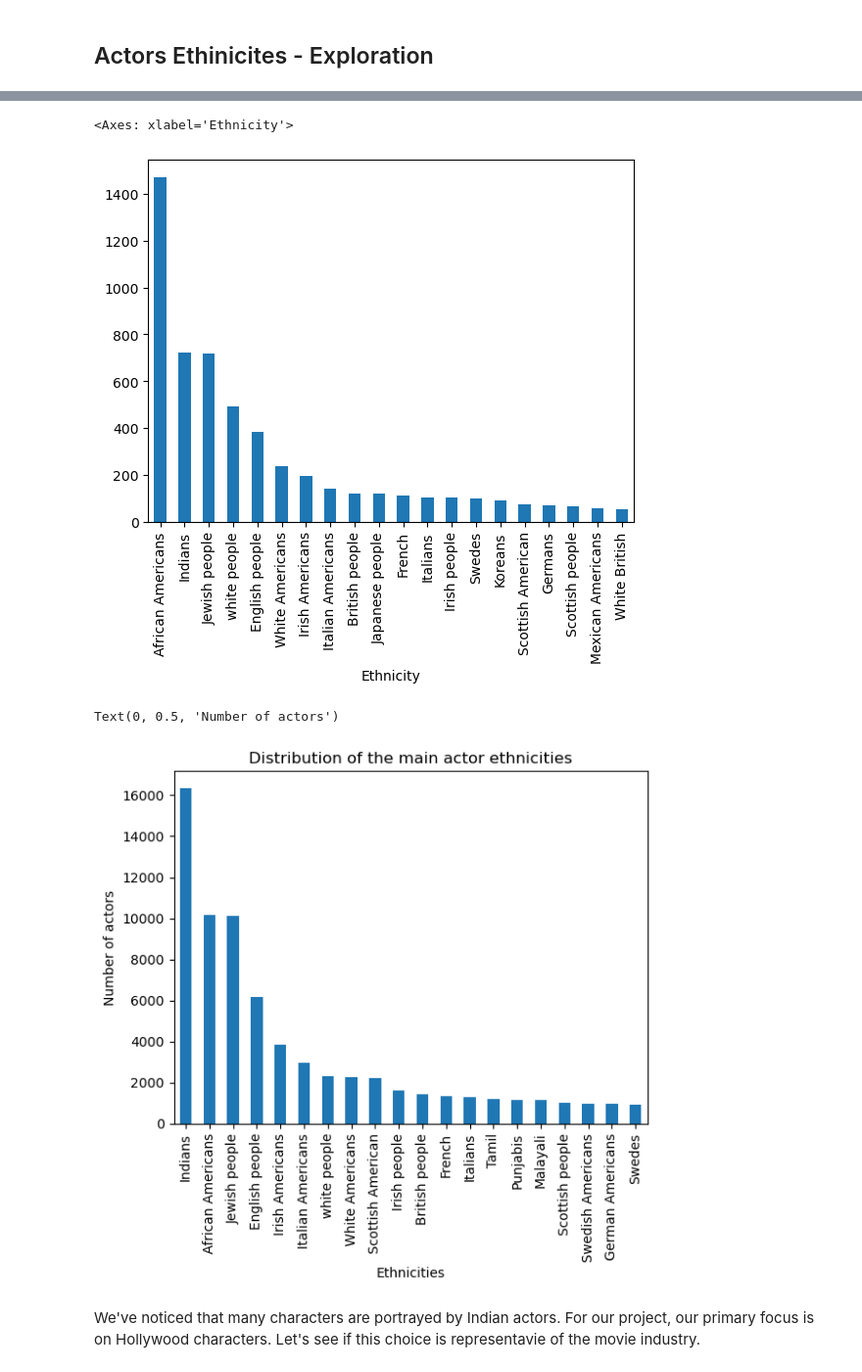
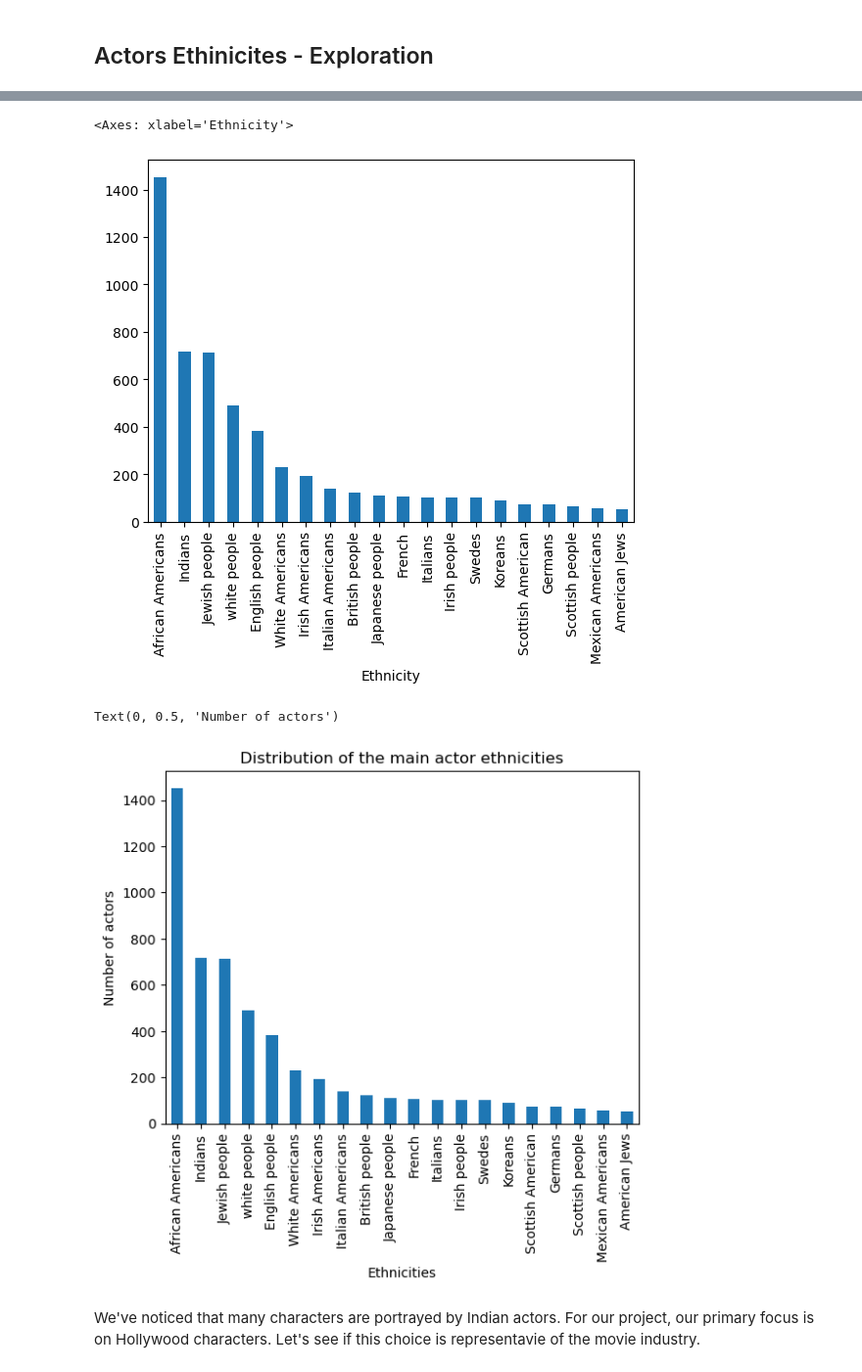
Before and after one commit to epfl-ada/ada-2023-project-draco, a Jupyter notebook: Milstone_project2.ipynb, the cells around one changed output, grey strips where cells are left out. Shown at 98% size. Saved outputs shown, nothing was run; the diff lists cells and outputs as text; code cells hidden in the pictures.

Commit message:
Addition of heatmap, diversity graph and remove the duplicates

```diff
--- a/Milstone_project2.ipynb
+++ b/Milstone_project2.ipynb
@@ -126,21 +131,22 @@ Let's visualized the proportion of ethinicties among the characters.
+# %%
+unique_characters_movies = characters_movies.copy().drop_duplicates(subset='Freebase actor ID')
 # %%
-actors_no_duplicates=characters.copy().drop_duplicates(subset='Freebase actor ID')
-grouped_ethnicity=actors_no_duplicates.groupby('Ethnicity').count()
+grouped_ethnicity=unique_characters_movies.groupby('Ethnicity').count()
 grouped_ethnicity['Freebase actor ID'].sort_values(ascending=False)[0:20].plot(kind='bar')
 # %% [output]
 <Axes: xlabel='Ethnicity'>
-[figure, old version]
+[figure, new version]
 # %%
-grouped_ethinity = characters.groupby(['Ethnicity']).count()
+grouped_ethinity = unique_characters_movies.groupby(['Ethnicity']).count()
 #grouped_ethinity = grouped_ethinity.div(grouped_ethinity.sum(axis=1), axis=0)
 main_ethnicities = grouped_ethinity['Freebase actor ID'].sort_values(ascending=False)[0:20]
 main_ethnicities.plot(kind='bar')
 plt.title("Distribution of the main actor ethnicities")
 plt.xlabel("Ethnicities")
 plt.ylabel("Number of actors")
 # %% [output]
 Text(0, 0.5, 'Number of actors')
-[figure, old version]
+[figure, new version]
 # %% [markdown]
 We've noticed that many characters are portrayed by Indian actors. For our project, our primary focus is on Hollywood characters. Let's see if this choice is representavie of the movie industry.
 # %%
```
Also changed, not shown: parts of 35 cells of this notebook.
